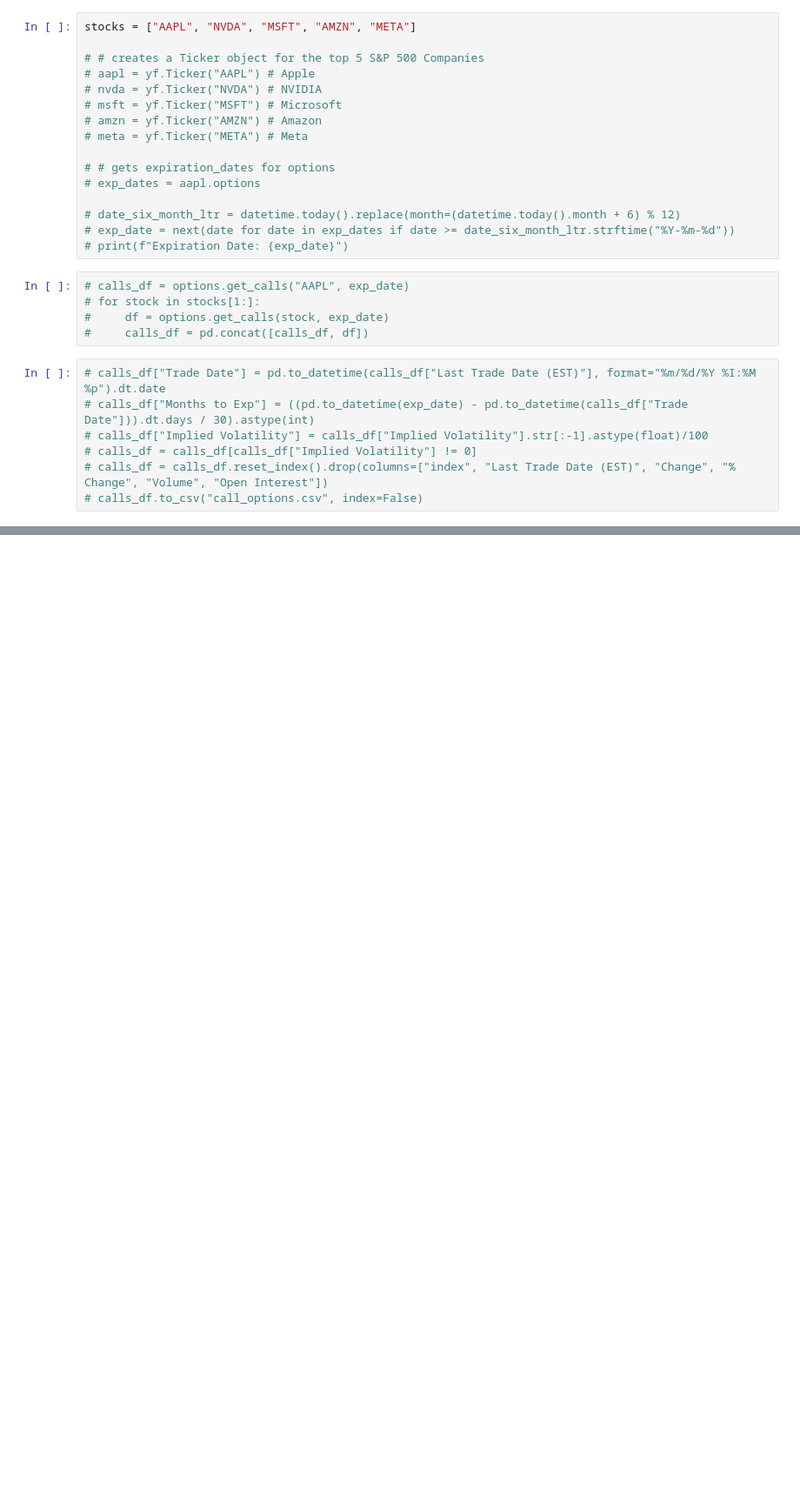
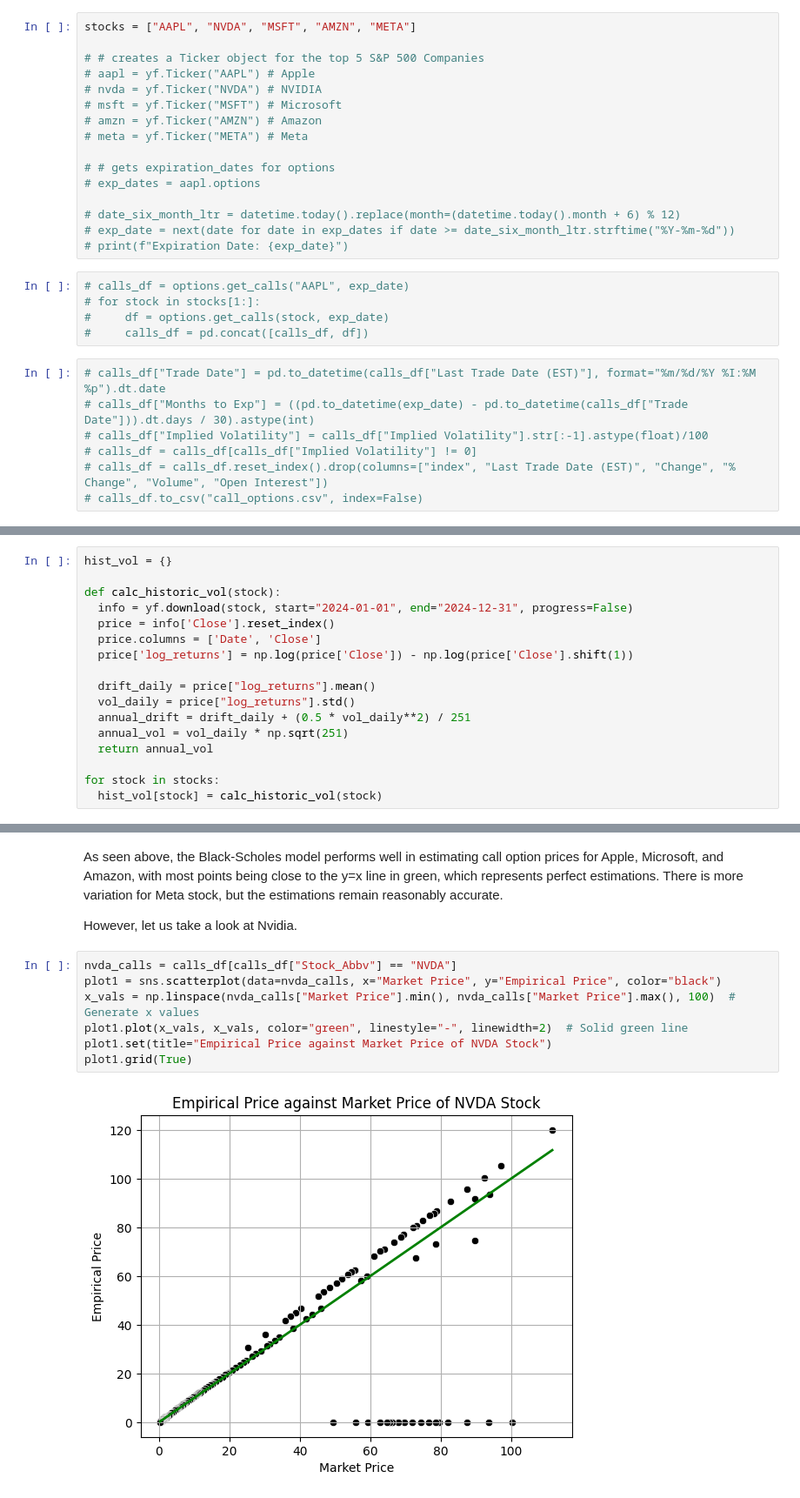
Before and after one commit to kasvinatirumal/wdrp_wi25, a Jupyter notebook: Pricing_European_Call_Options.ipynb, the cells around one changed output, grey strips where cells are left out. Shown at 87% size. Drawn from its saved outputs; the diff is of its cells as text; blank space fills up the shorter version.

```diff
--- a/Pricing_European_Call_Options.ipynb
+++ b/Pricing_European_Call_Options.ipynb
@@ -156,0 +233,17 @@ drive.mount('/content/drive')
+# %%
+hist_vol = {}
+
+def calc_historic_vol(stock):
+  info = yf.download(stock, start="2024-01-01", end="2024-12-31", progress=False)
+  price = info['Close'].reset_index()
+  price.columns = ['Date', 'Close']
+  price['log_returns'] = np.log(price['Close']) - np.log(price['Close'].shift(1))
+
+  drift_daily = price["log_returns"].mean()
+  vol_daily = price["log_returns"].std()
+  annual_drift = drift_daily + (0.5 * vol_daily**2) / 251
+  annual_vol = vol_daily * np.sqrt(251)
+  return annual_vol
+
+for stock in stocks:
+  hist_vol[stock] = calc_historic_vol(stock)
@@ -156,0 +291,13 @@ drive.mount('/content/drive')
+# %% [markdown]
+As seen above, the Black-Scholes model performs well in estimating call option prices for Apple, Microsoft, and Amazon, with most points being close to the y=x line in green, which represents perfect estimations. There is more variation for Meta stock, but the estimations remain reasonably accurate.
+
+However, let us take a look at Nvidia.
+# %%
+nvda_calls = calls_df[calls_df["Stock_Abbv"] == "NVDA"]
+plot1 = sns.scatterplot(data=nvda_calls, x="Market Price", y="Empirical Price", color="black")
+x_vals = np.linspace(nvda_calls["Market Price"].min(), nvda_calls["Market Price"].max(), 100)  # Generate x values
+plot1.plot(x_vals, x_vals, color="green", linestyle="-", linewidth=2)  # Solid green line
+plot1.set(title="Empirical Price against Market Price of NVDA Stock")
+plot1.grid(True)
+# %% [output]
+[figure, added]
```
Also changed, not shown: parts of 34 cells of this notebook.
